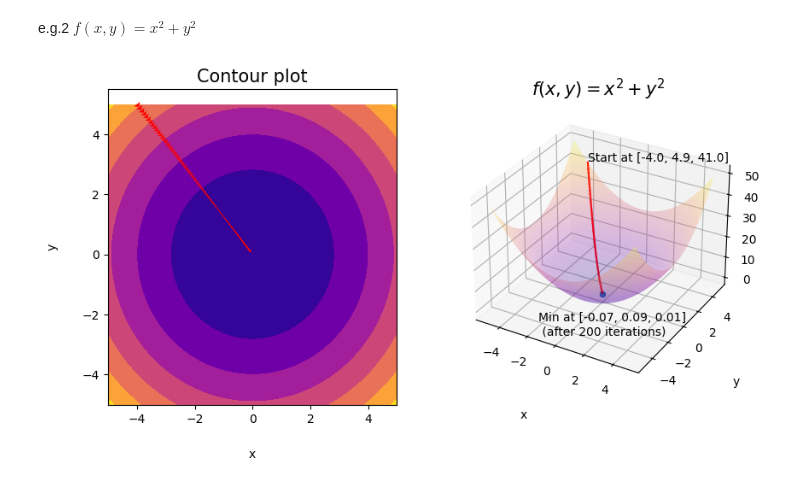
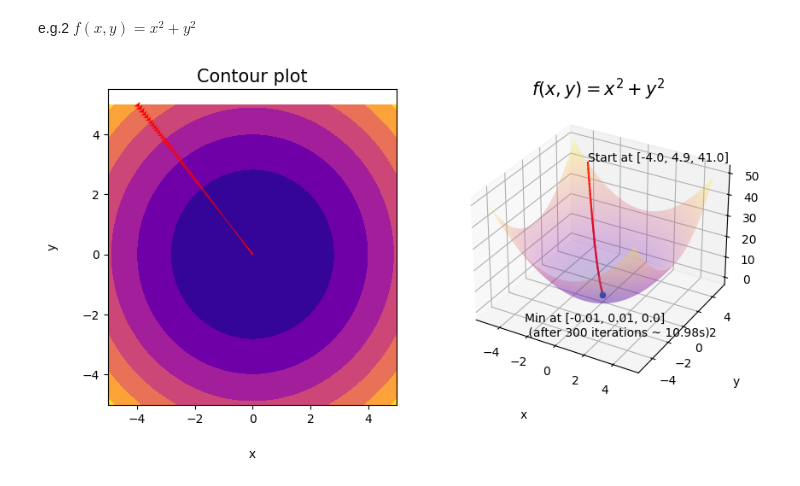
Before and after one commit to pquynhvu/ML, a Jupyter notebook: demo/gradient-descent.ipynb, the cells around one changed output. Cells and saved outputs as stored; diff of their text form; code cells hidden in the pictures.

```diff
--- a/demo/gradient-descent.ipynb
+++ b/demo/gradient-descent.ipynb
@@ -32,8 +33,12 @@ e.g.2 $f(x,y) = x^2 + y^2$
 # %%
 theta_init = [-4,5]
 #theta_init = [3,2]
+iter = 300
 
-theta, f_xy = gradient_descent(theta_init, 0.01, 0.01, 200)
+start = time.time()
+theta, f_xy = gradient_descent(theta_init, 0.01, 0.01, iter)
+end = time.time()
+elapsed_time = np.round(end-start, 2)
 # %%
 fig = plt.figure(figsize=plt.figaspect(0.5)) # Set up a figure twice as wide as it is tall
 
@@ -49,33 +54,37 @@ ax1.set_title('Contour plot',fontsize=15)
 ax1.set_xlabel('x', labelpad=20)
 ax1.set_ylabel('y', labelpad=20)
 
 plt.quiver(np.delete(theta, theta.shape[1]-1, axis=1)[0,:],
            np.delete(theta, theta.shape[1]-1, axis=1)[1,:],
            np.delete(theta, [0], axis=1)[0,:]-np.delete(theta, theta.shape[1]-1, axis=1)[0,:],
            np.delete(theta, [0], axis=1)[1,:]-np.delete(theta, theta.shape[1]-1, axis=1)[1,:],
            scale_units='xy', angles='xy', color='r', scale=1, headwidth=10)
 
 # Figure 2
 
 ax2 = fig.add_subplot(1, 2, 2, projection='3d')
 ax2.plot_surface(X, Y, X**2+Y**2, cmap=plt.cm.plasma, alpha=0.25)
 ax2.set_xlabel('x', labelpad=20)
 ax2.set_ylabel('y', labelpad=20)
 ax2.set_zlabel('z', labelpad=20)
 ax2.set_title('$f(x, y) = x^2 + y^2$', fontsize=15)
 
 ax2.quiver(np.delete(theta, theta.shape[1]-1, axis=1)[0,:],
            np.delete(theta, theta.shape[1]-1, axis=1)[1,:],
            f_xy[:-1],
            np.delete(theta, [0], axis=1)[0,:]-np.delete(theta, theta.shape[1]-1, axis=1)[0,:],
            np.delete(theta, [0], axis=1)[1,:]-np.delete(theta, theta.shape[1]-1, axis=1)[1,:],
            f_xy[1:]-f_xy[:-1],
            color='r')
 
 ax2.scatter(theta[0, theta.shape[1]-1], theta[1, theta.shape[1]-1], f_xy[theta.shape[1]-1])
-ax2.text(-1, -6, 0.5, "Min at [{}, {}, {}] \n (after {} iterations)".format(np.round(theta[0, theta.shape[1]-1],2), np.round(theta[1, theta.shape[1]-1],2), np.round(f_xy[theta.shape[1]-1],2), T), color='black')
-ax2.text(theta_init[0], theta_init[1], feval(f, theta_init[0], theta_init[1]), "Start at [{}, {}, {}]".format(theta[0, 0], theta[1, 1], f_xy[0],2), color='black')
+ax2.text(-1.7, -6.5, 0.5, "Min at [{}, {}, {}] \n (after {} iterations ~ {}s)".format(np.round(theta[0, theta.shape[1]-1],2),
+                                                                                     np.round(theta[1, theta.shape[1]-1],2),
+                                                                                     np.round(f_xy[theta.shape[1]-1],2),
+                                                                                     iter,
+                                                                                     elapsed_time), color='black')
+ax2.text(theta_init[0], theta_init[1], feval('x**2+y**2', theta_init[0], theta_init[1]), "Start at [{}, {}, {}]".format(theta[0, 0], theta[1, 1], f_xy[0],2), color='black')
 
 fig.show()
 # %% [output]
-[figure, old version]
+[figure, new version]
```
Also changed, not shown: parts of 2 cells of this notebook, 1 other file.
